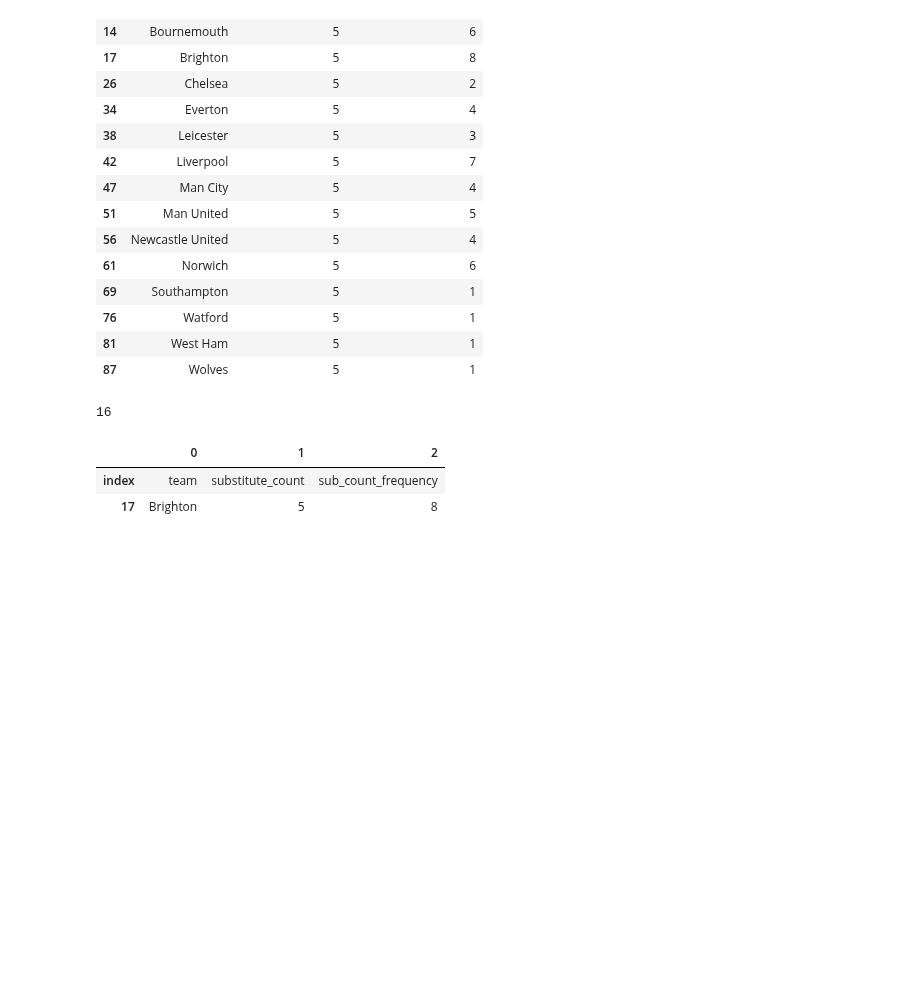
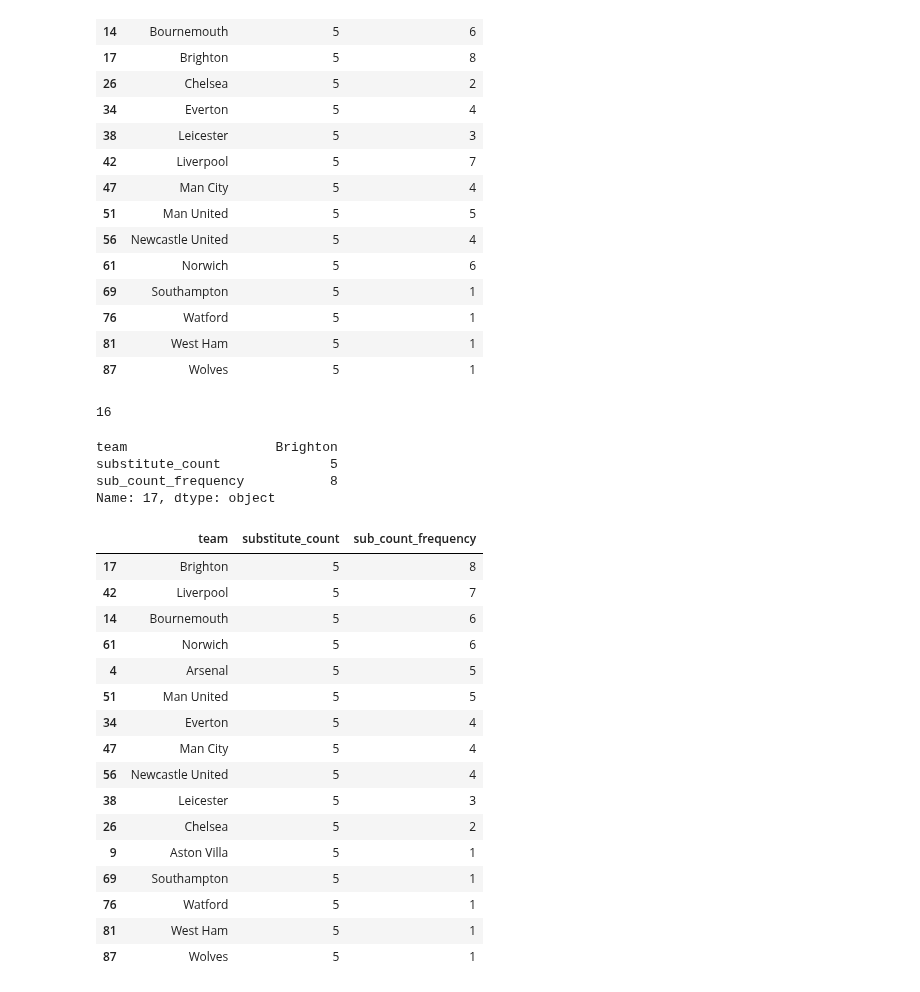
Before and after one commit to CharlesPeterMcCarthy/english-premier-league-2019-2020-statistical-analysis, a Jupyter notebook: epl-2019-2020.ipynb, the cells around one changed output. Cells and saved outputs as stored; diff of their text form; code cells hidden in the pictures; blank space fills up the shorter version.

```diff
--- a/epl-2019-2020.ipynb
+++ b/epl-2019-2020.ipynb
@@ -1177,10 +1177,29 @@ five_sub_frequencies.shape[0]
 # %% [output]
 16
 # %%
-highest_five_sub_team = five_sub_frequencies.iloc[five_sub_frequencies['sub_count_frequency'].argmax()].reset_index().transpose()
-
-highest_five_sub_team
+five_sub_frequencies.iloc[five_sub_frequencies['sub_count_frequency'].argmax()]
 # %% [output]
-|  | 0 | 1 | 2 |
-| index | team | substitute_count | sub_count_frequency |
-| 17 | Brighton | 5 | 8 |
+team                   Brighton
+substitute_count              5
+sub_count_frequency           8
+Name: 17, dtype: object
+# %%
+five_sub_frequencies.sort_values('sub_count_frequency', ascending=False)
+# %% [output]
+|  | team | substitute_count | sub_count_frequency |
+| 17 | Brighton | 5 | 8 |
+| 42 | Liverpool | 5 | 7 |
+| 14 | Bournemouth | 5 | 6 |
+| 61 | Norwich | 5 | 6 |
+| 4 | Arsenal | 5 | 5 |
+| 51 | Man United | 5 | 5 |
+| 34 | Everton | 5 | 4 |
+| 47 | Man City | 5 | 4 |
+| 56 | Newcastle United | 5 | 4 |
+| 38 | Leicester | 5 | 3 |
+| 26 | Chelsea | 5 | 2 |
+| 9 | Aston Villa | 5 | 1 |
+| 69 | Southampton | 5 | 1 |
+| 76 | Watford | 5 | 1 |
+| 81 | West Ham | 5 | 1 |
+| 87 | Wolves | 5 | 1 |
```
Also changed, not shown: parts of 9 cells of this notebook.
